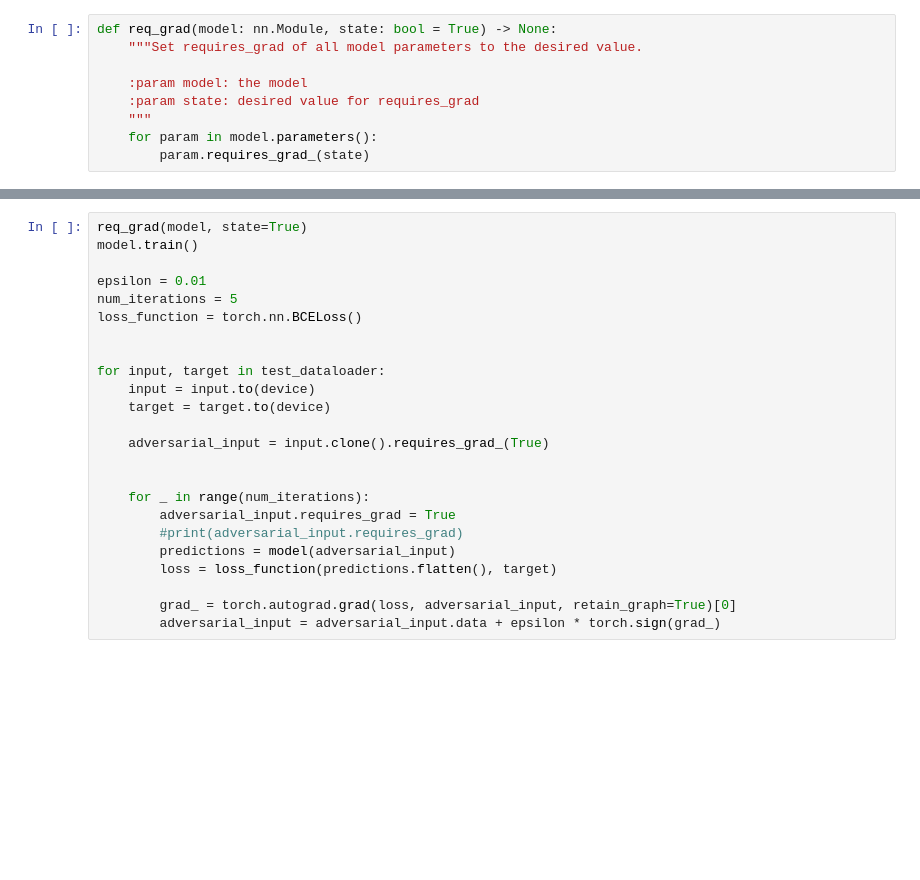
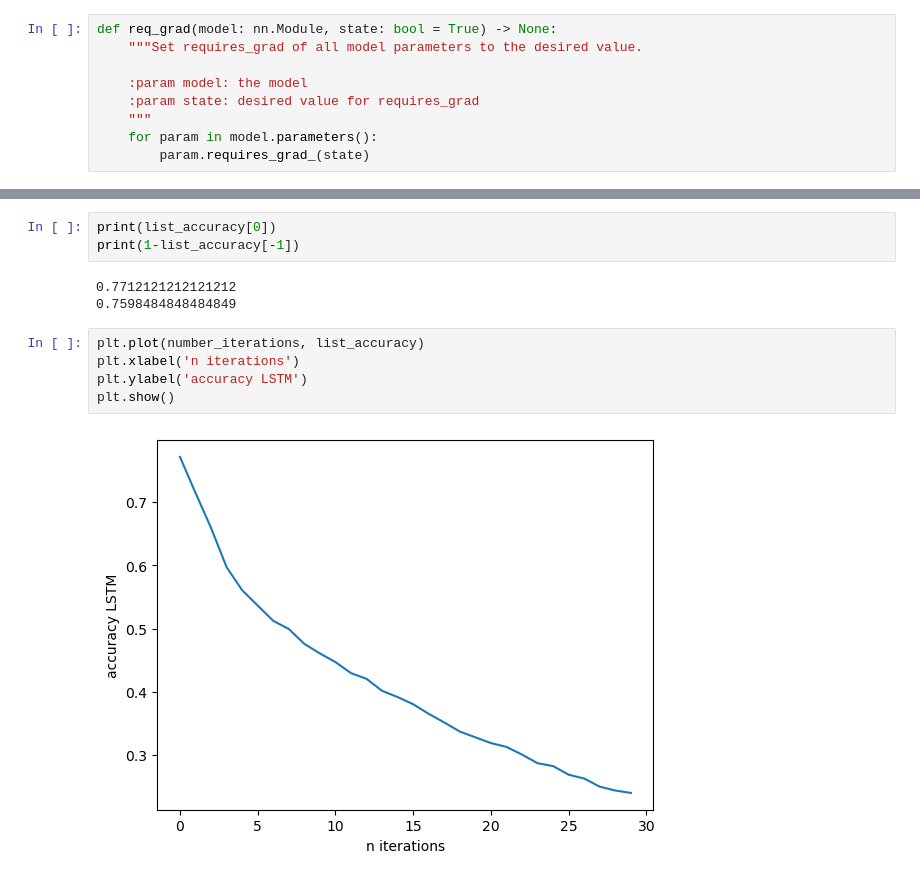
Before and after one commit to ocenandor/ts_robustness, a Jupyter notebook: notebooks/lstm_train.ipynb, the cells around one changed output, grey strips where cells are left out. Drawn from its saved outputs; the diff is of its cells as text; blank space fills up the shorter version.

```diff
--- a/notebooks/lstm_train.ipynb
+++ b/notebooks/lstm_train.ipynb
@@ -215,25 +246,14 @@ def req_grad(model: nn.Module, state: bool = True) -> None:
+# %%
+print(list_accuracy[0])
+print(1-list_accuracy[-1])
+# %% [output]
+0.7712121212121212
+0.7598484848484849
 # %%
-req_grad(model, state=True)
-model.train()
-
-epsilon = 0.01
-num_iterations = 5
-loss_function = torch.nn.BCELoss()
-
-
-for input, target in test_dataloader:
-    input = input.to(device)
-    target = target.to(device)
-
-    adversarial_input = input.clone().requires_grad_(True)
-
-
-    for _ in range(num_iterations):
-        adversarial_input.requires_grad = True
-        #print(adversarial_input.requires_grad)
-        predictions = model(adversarial_input)
-        loss = loss_function(predictions.flatten(), target)
-
-        grad_ = torch.autograd.grad(loss, adversarial_input, retain_graph=True)[0]
-        adversarial_input = adversarial_input.data + epsilon * torch.sign(grad_)
+plt.plot(number_iterations, list_accuracy)
+plt.xlabel('n iterations')
+plt.ylabel('accuracy LSTM')
+plt.show()
+# %% [output]
+[figure, added]
 # %%
```
Also changed, not shown: parts of 6 cells of this notebook.
